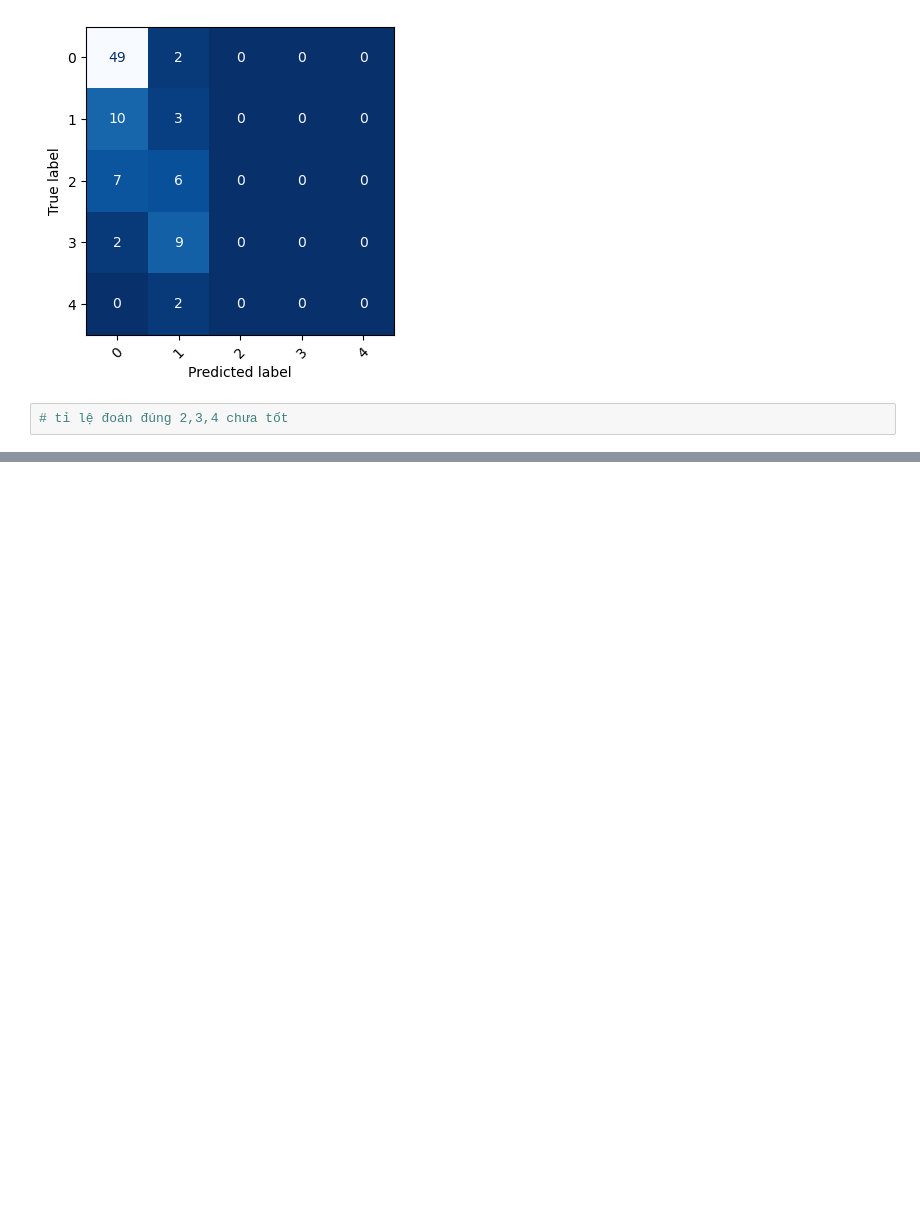
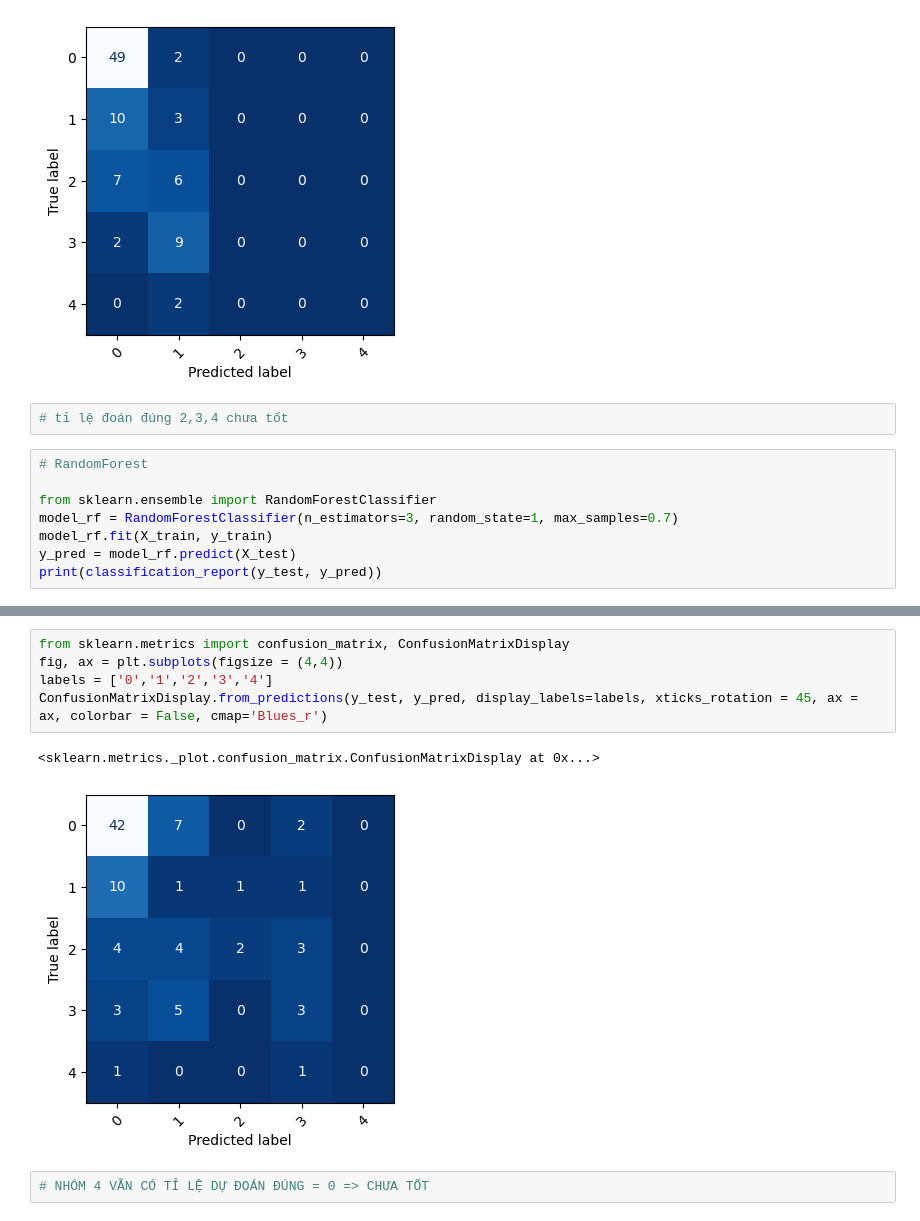
Before and after one commit to ltqnkhtn12/midExam_XDA, a Jupyter notebook: mid_exam.ipynb, the cells around one changed output, grey strips where cells are left out. Saved outputs shown, nothing was run; the diff lists cells and outputs as text; blank space fills up the shorter version.

```diff
--- a/mid_exam.ipynb
+++ b/mid_exam.ipynb
@@ -1474,3 +1480,11 @@ ConfusionMatrixDisplay.from_predictions(y_test, y_pred, display_labels=labels, x
 [figure]
 # %%
 # tỉ lệ đoán đúng 2,3,4 chưa tốt
+# %%
+# RandomForest
+
+from sklearn.ensemble import RandomForestClassifier
+model_rf = RandomForestClassifier(n_estimators=3, random_state=1, max_samples=0.7)
+model_rf.fit(X_train, y_train)
+y_pred = model_rf.predict(X_test)
+print(classification_report(y_test, y_pred))
@@ -1476,0 +1520,10 @@ ConfusionMatrixDisplay.from_predictions(y_test, y_pred, display_labels=labels, x
+# %%
+from sklearn.metrics import confusion_matrix, ConfusionMatrixDisplay
+fig, ax = plt.subplots(figsize = (4,4))
+labels = ['0','1','2','3','4']
+ConfusionMatrixDisplay.from_predictions(y_test, y_pred, display_labels=labels, xticks_rotation = 45, ax = ax, colorbar = False, cmap='Blues_r')
+# %% [output]
+<sklearn.metrics._plot.confusion_matrix.ConfusionMatrixDisplay at 0x...>
+[figure, added]
+# %%
+# NHÓM 4 VẪN CÓ TỈ LỆ DỰ ĐOÁN ĐÚNG = 0 => CHƯA TỐT
```
Also changed, not shown: parts of 40 cells of this notebook.
